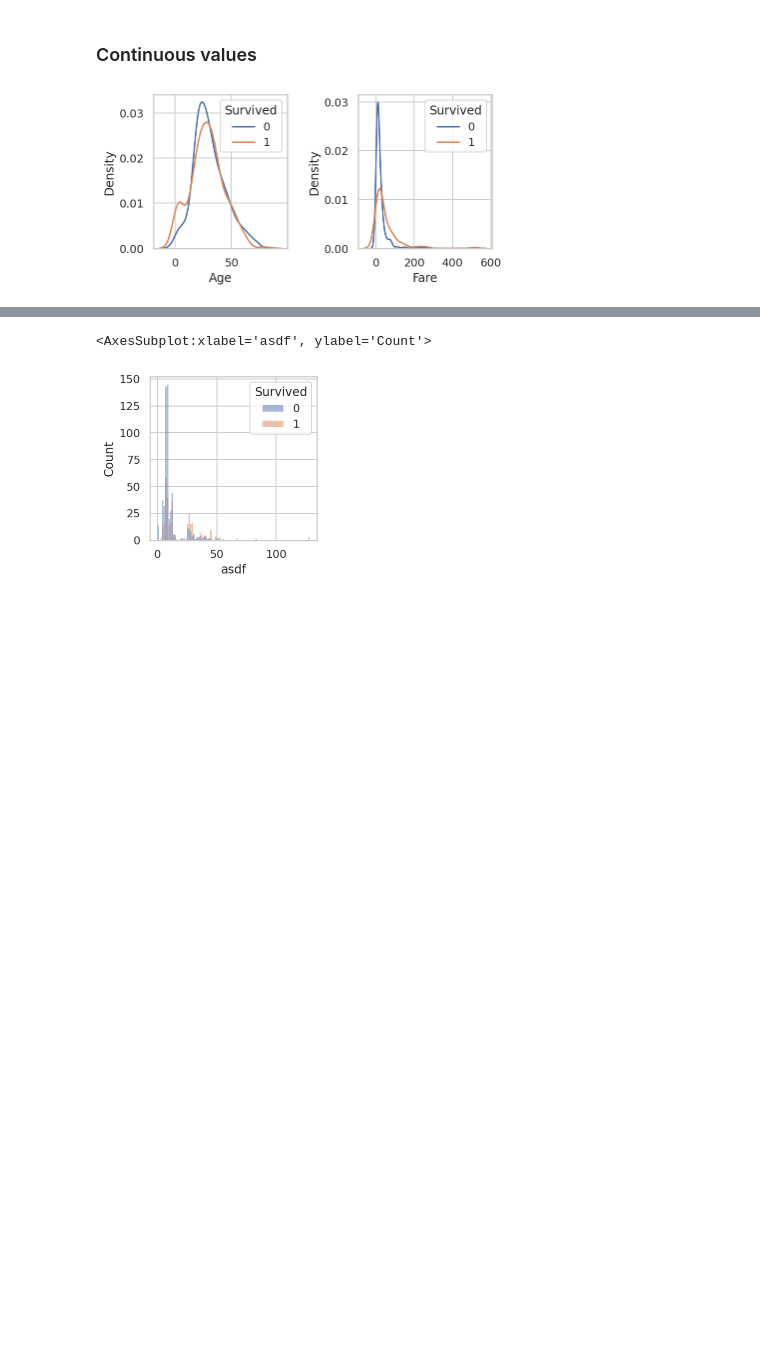
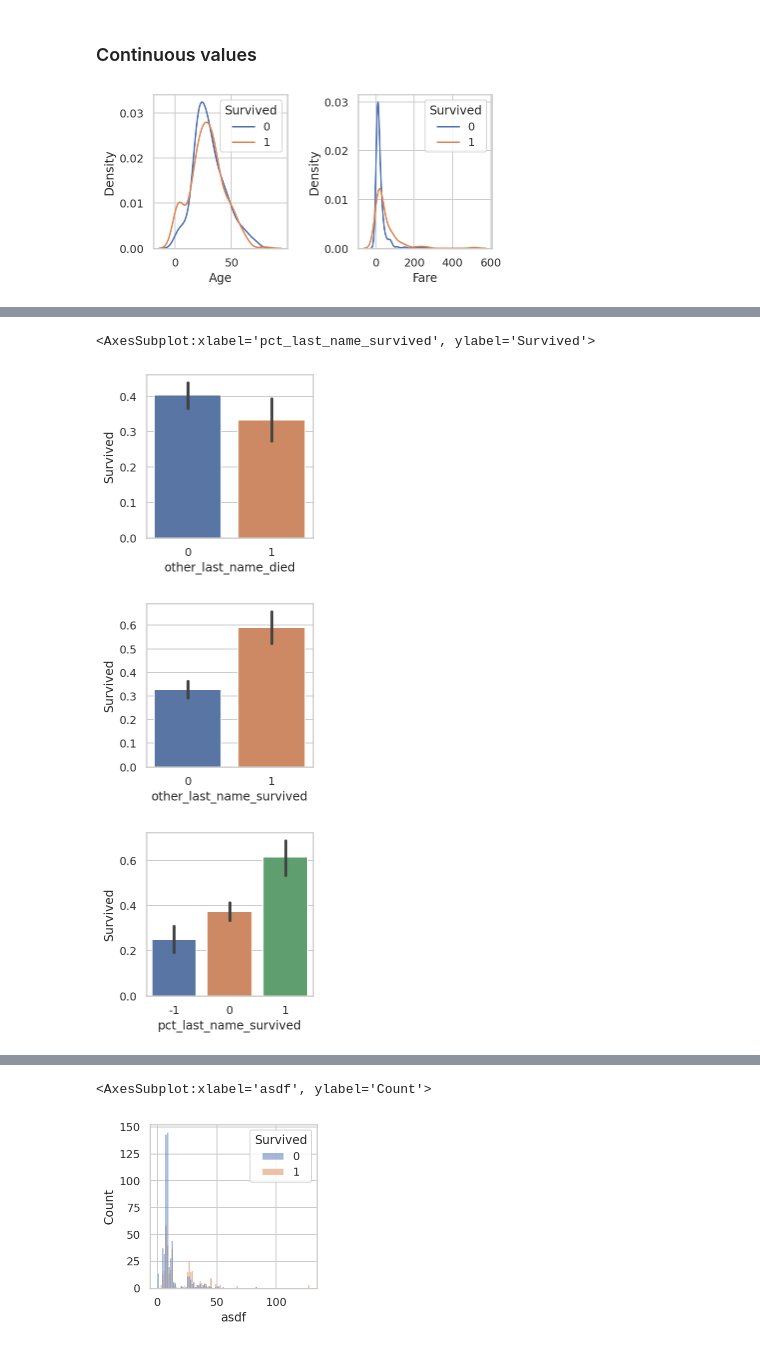
Before and after one commit to dwitvliet/kaggle-titanic, a Jupyter notebook: kaggle-titanic.ipynb, the cells around one changed output, grey strips where cells are left out. Cells and saved outputs as stored; diff of their text form; code cells hidden in the pictures; blank space fills up the shorter version.

```diff
--- a/kaggle-titanic.ipynb
+++ b/kaggle-titanic.ipynb
@@ -161,0 +184,3 @@ plt.tight_layout()
+# %%
+test = test.join(test['Name'].str.extract(r"^(.+?),\s(\w+)\.([\w\s]+)").rename({0: 'last_name', 1: 'title', 2: 'first_name'}, axis=1))
+test.loc[~test['title'].isin(['Mr', 'Mrs', 'Miss', 'Master']), 'title'] = 'Other'
@@ -161,0 +208,3 @@ plt.tight_layout()
+# %%
+last_name_count = pd.concat([train, test]).assign(last_name_count=1).groupby('last_name')['last_name_count'].transform('count')
+train = train.join(last_name_count)
@@ -161,0 +227,29 @@ plt.tight_layout()
+# %%
+survived = train[train['Survived'] == 1]
+died = train[train['Survived'] == 0]
+train = train.drop(['other_last_name_survived', 'other_last_name_died'], axis=1)
+train = train.join(train.apply(lambda r: ((survived.index != r.name) & (survived['last_name'] == r['last_name'])).sum(), axis=1).rename('other_last_name_survived'))
+train = train.join(train.apply(lambda r: ((died.index != r.name) & (died['last_name'] == r['last_name'])).sum(), axis=1).rename('other_last_name_died'))
+
+# plt.figure()
+# sns.kdeplot(data=train[train['Survived'] == 0], x='other_last_name_survived', label='0')
+# sns.kdeplot(data=train[train['Survived'] == 1], x='other_last_name_survived', label='1')
+# plt.legend(title='Survived')
+
+# plt.figure()
+# sns.kdeplot(data=train[train['Survived'] == 0], x='other_last_name_died', label='0')
+# sns.kdeplot(data=train[train['Survived'] == 1], x='other_last_name_died', label='1')
+# plt.legend(title='Survived')
+
+plt.figure()
+sns.barplot(data=train, x=np.sign(train['other_last_name_died']), y='Survived')
+plt.figure()
+sns.barplot(data=train, x=np.sign(train['other_last_name_survived']), y='Survived')
+train['pct_last_name_survived'] = np.sign(train['other_last_name_survived'] - train['other_last_name_died'])
+plt.figure()
+sns.barplot(data=train, x='pct_last_name_survived', y='Survived')
+# %% [output]
+<AxesSubplot:xlabel='pct_last_name_survived', ylabel='Survived'>
+[figure, added]
+[figure, added]
+[figure, added]
```
Also changed, not shown: parts of 16 cells of this notebook.
